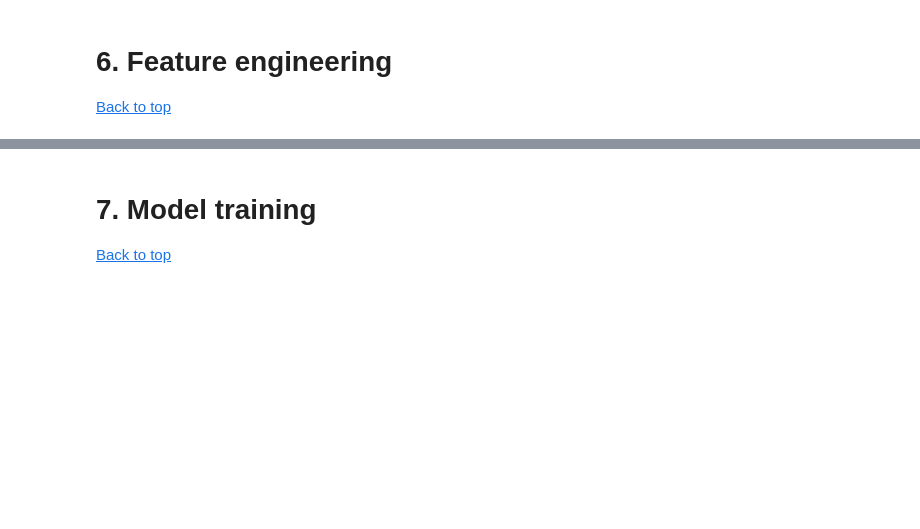
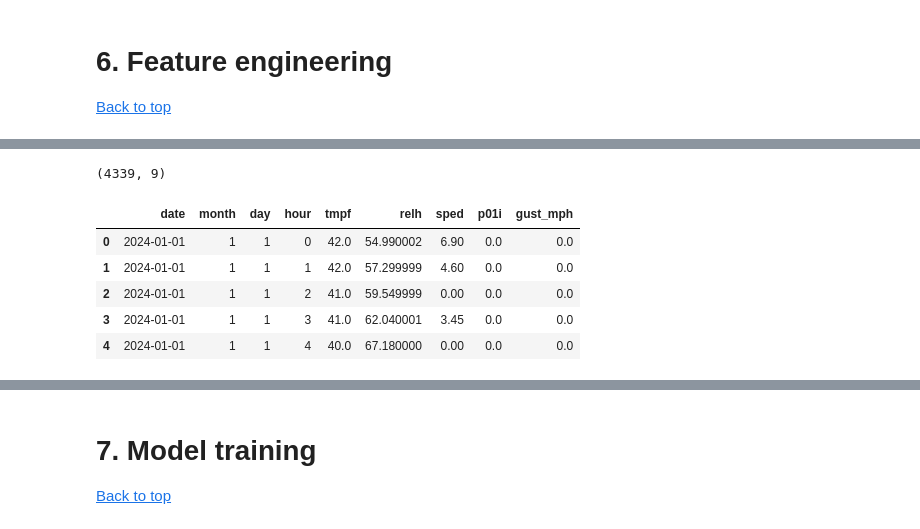
Before and after one commit to kermityan/NYC_taxi_price_predict, a Jupyter notebook: taxi_price_prediction.ipynb, the cells around one changed output, grey strips where cells are left out. Saved outputs shown, nothing was run; the diff lists cells and outputs as text; code cells hidden in the pictures; blank space fills up the shorter version.

```diff
--- a/taxi_price_prediction.ipynb
+++ b/taxi_price_prediction.ipynb
@@ -491,0 +653,3 @@ df_new_features =
+# %%
+for col in weather_num_columns:
+    df_weather[col] = pd.to_numeric(df_weather[col], downcast='float')
@@ -491,0 +677,2 @@ df_new_features =
+# %%
+df_weather.drop('snowdepth', axis=1, inplace=True)
@@ -491,0 +711,13 @@ df_new_features =
+# %%
+df_weather_grouped_by_hour =  df_weather.groupby(['date','month','day','hour']).mean().reset_index()
+#df_weather_grouped_by_hour['records_qty'] = df_weather.groupby(['date','month','day','hour']).count().reset_index()['Temperature_C']
+print(df_weather_grouped_by_hour.shape)
+df_weather_grouped_by_hour.head()
+# %% [output]
+(4339, 9)
+|  | date | month | day | hour | tmpf | relh | sped | p01i | gust_mph |
+| 0 | 2024-01-01 | 1 | 1 | 0 | 42.0 | 54.990002 | 6.90 | 0.0 | 0.0 |
+| 1 | 2024-01-01 | 1 | 1 | 1 | 42.0 | 57.299999 | 4.60 | 0.0 | 0.0 |
+| 2 | 2024-01-01 | 1 | 1 | 2 | 41.0 | 59.549999 | 0.00 | 0.0 | 0.0 |
+| 3 | 2024-01-01 | 1 | 1 | 3 | 41.0 | 62.040001 | 3.45 | 0.0 | 0.0 |
+| 4 | 2024-01-01 | 1 | 1 | 4 | 40.0 | 67.180000 | 0.00 | 0.0 | 0.0 |
```
Also changed, not shown: parts of 40 cells of this notebook, 1 other file.
